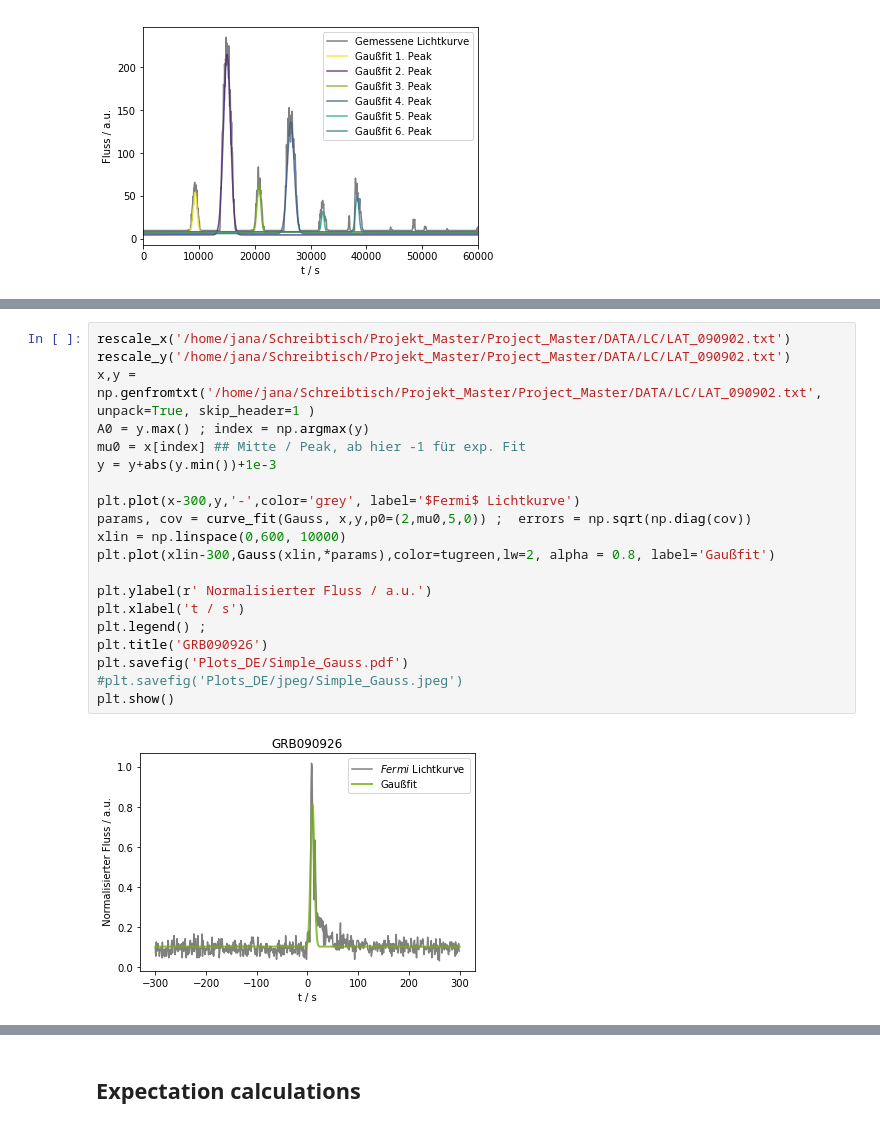
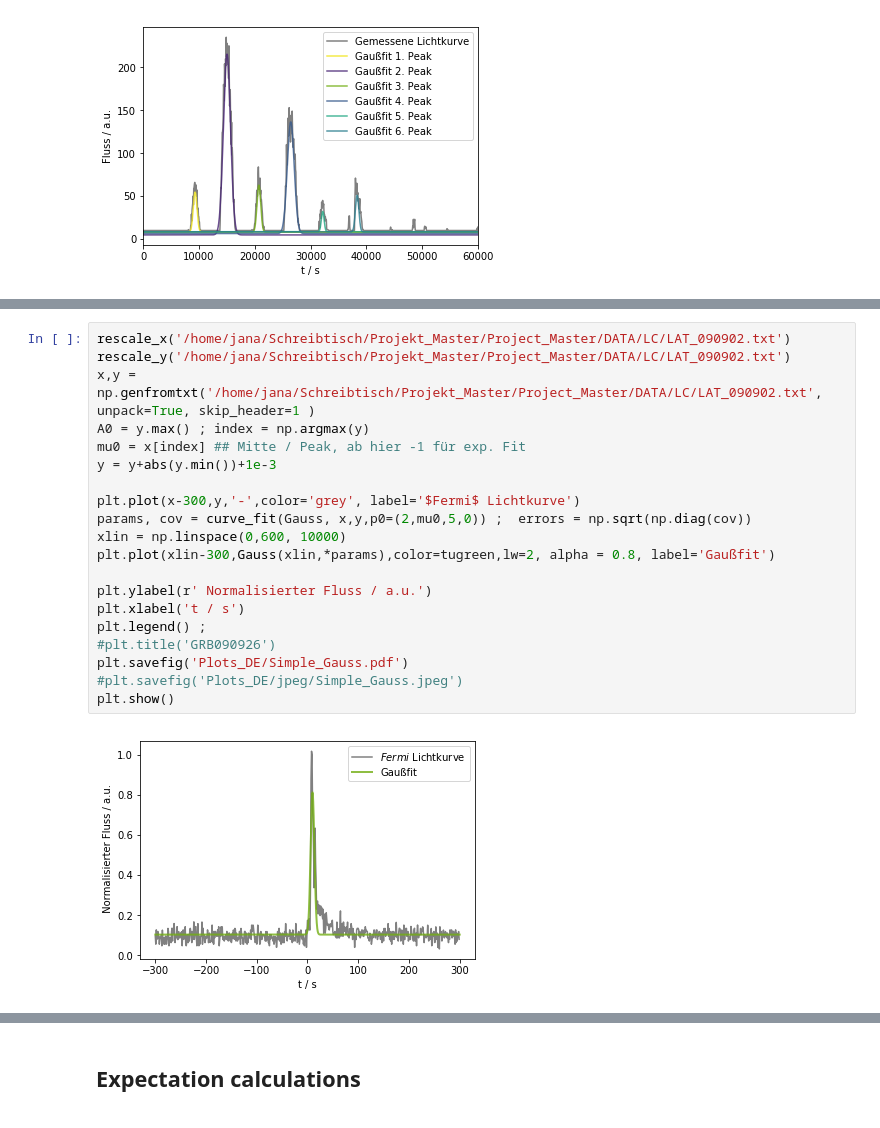
Before and after one commit to JanaMo/Project_Master, a Jupyter notebook: Plots.ipynb, the cells around one changed output, grey strips where cells are left out. Drawn from its saved outputs; the diff is of its cells as text.

```diff
--- a/Plots.ipynb
+++ b/Plots.ipynb
@@ -257,25 +256,25 @@ plt.savefig('Plots_DE/Exponential.pdf')
 # %%
 rescale_x('/home/jana/Schreibtisch/Projekt_Master/Project_Master/DATA/LC/LAT_090902.txt')
 rescale_y('/home/jana/Schreibtisch/Projekt_Master/Project_Master/DATA/LC/LAT_090902.txt')
 x,y = np.genfromtxt('/home/jana/Schreibtisch/Projekt_Master/Project_Master/DATA/LC/LAT_090902.txt', unpack=True, skip_header=1 )
 A0 = y.max() ; index = np.argmax(y)
 mu0 = x[index] ## Mitte / Peak, ab hier -1 für exp. Fit
 y = y+abs(y.min())+1e-3
 
 plt.plot(x-300,y,'-',color='grey', label='$Fermi$ Lichtkurve')
 params, cov = curve_fit(Gauss, x,y,p0=(2,mu0,5,0)) ;  errors = np.sqrt(np.diag(cov))
 xlin = np.linspace(0,600, 10000)
 plt.plot(xlin-300,Gauss(xlin,*params),color=tugreen,lw=2, alpha = 0.8, label='Gaußfit')
 
 plt.ylabel(r' Normalisierter Fluss / a.u.')
 plt.xlabel('t / s')
 plt.legend() ;
-plt.title('GRB090926')
+#plt.title('GRB090926')
 plt.savefig('Plots_DE/Simple_Gauss.pdf')
 #plt.savefig('Plots_DE/jpeg/Simple_Gauss.jpeg')
 plt.show()
 # %% [output]
-[figure, old version]
+[figure, new version]
 # %%
 def Gauss_Norm(x, x0, sigma,b):
     return np.exp(-(x-x0)**2/(2*sigma**2))+b
```
Also changed, not shown: parts of 13 cells of this notebook, 2 other files.
